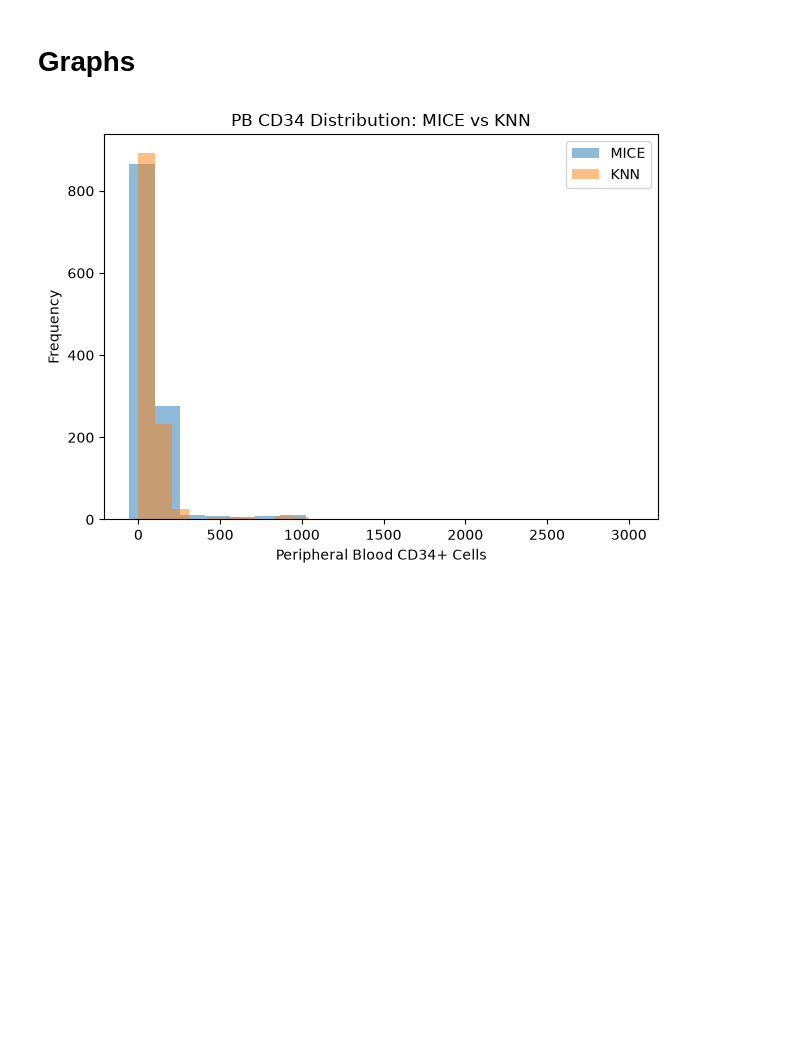
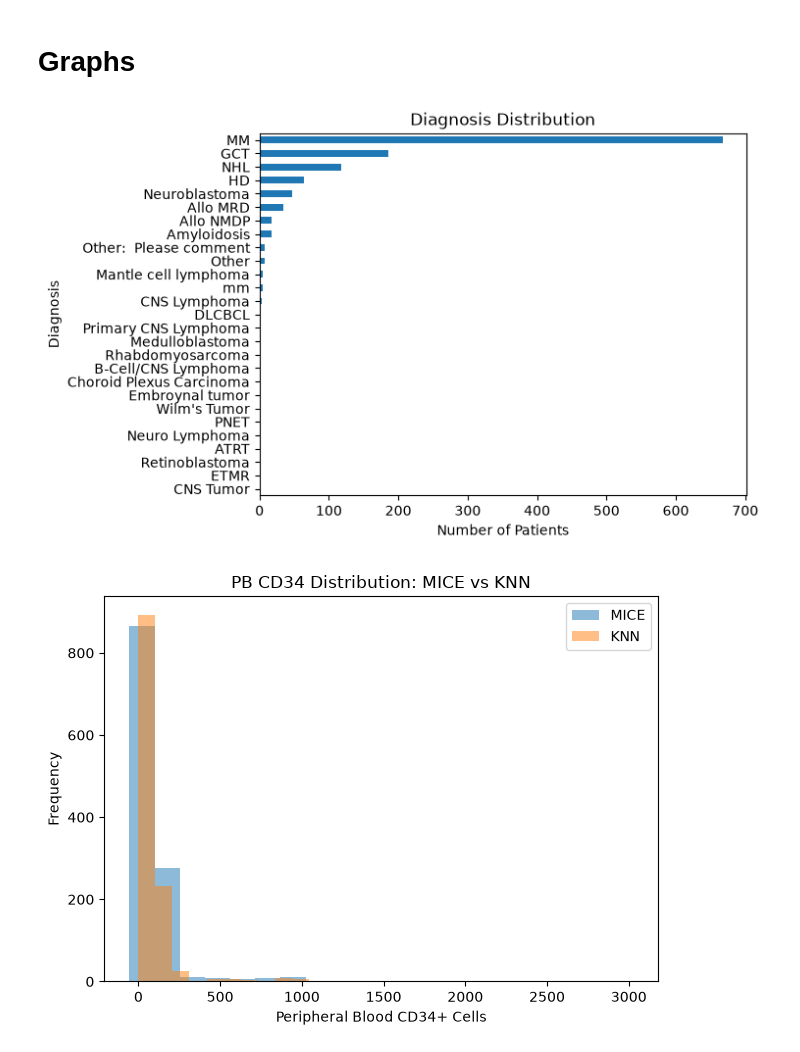
Before and after one commit to Graham-Richards/Pandas-Practice, a Jupyter notebook: Data_Analysis.ipynb, the cells around one changed output. Saved outputs shown, nothing was run; the diff lists cells and outputs as text; code cells hidden in the pictures; blank space fills up the shorter version.

```diff
--- a/Data_Analysis.ipynb
+++ b/Data_Analysis.ipynb
@@ -153,28 +160,30 @@ df.columns.tolist()
 # %%
 # 1. Graph a diagnosis distribution MICE
 
 # select a column
-diagnosis = df_imp["Diagnosis"]
+diagnosis = df_mice["Diagnosis"]
 
 # count each diagnosis
 diagnosis_counts = diagnosis.value_counts()
 
 # make the graph
 ax = diagnosis_counts.plot(kind="barh")
 
 # put most common diagnosis on the top
 ax.invert_yaxis()
 
 # Customize
 plt.xlabel("Number of Patients")
 plt.ylabel("Diagnosis")
 plt.title("Diagnosis Distribution")
 
 #save
 plt.savefig("Diagnosis Distribution_MICE.png", bbox_inches="tight")
 
 # show
 plt.show()
+# %% [output]
+[figure, added]
 # %%
 # Compare PD CD34 distributions between KNN and MICE
 
```
Also changed, not shown: parts of 11 cells of this notebook.
